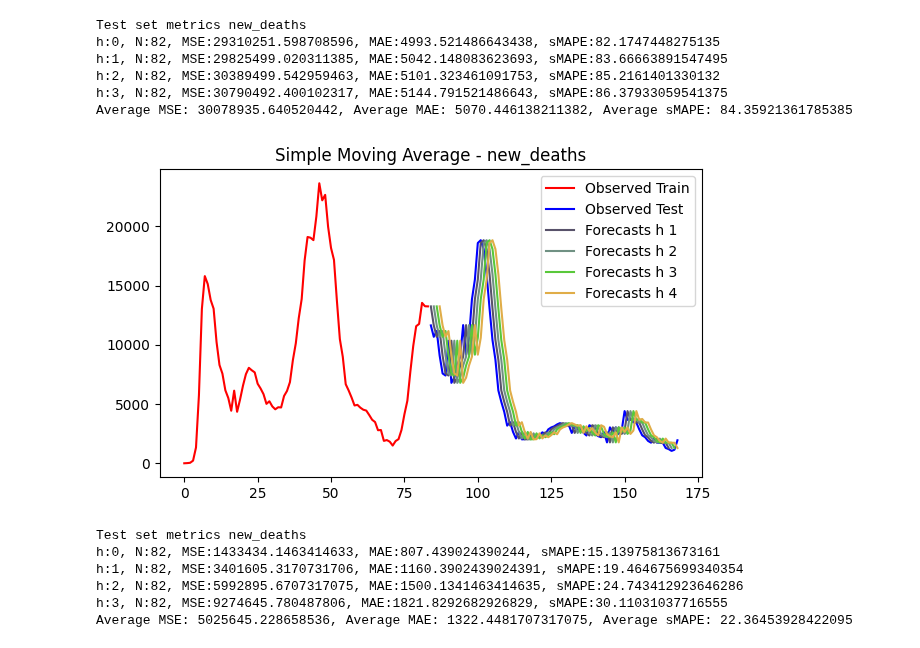
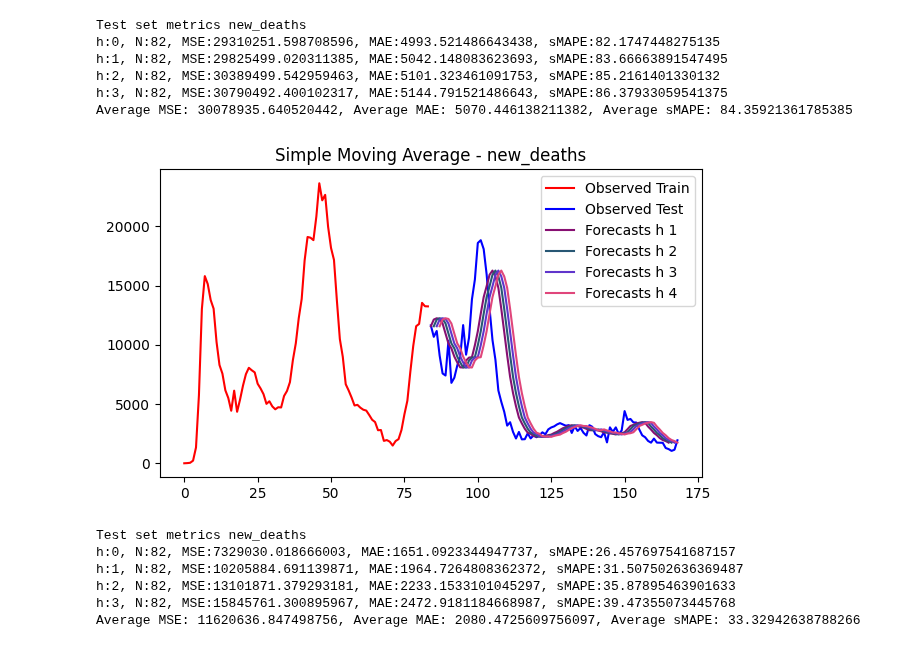
Before and after one commit to scalation/scalation_py, a Jupyter notebook: Stat Baselines.ipynb, the cells around one changed output. Cells and saved outputs as stored; diff of their text form; code cells hidden in the pictures.

```diff
--- a/Stat Baselines.ipynb
+++ b/Stat Baselines.ipynb
@@ -67,27 +67,27 @@ Average MSE: 30078935.640520442, Average MAE: 5070.446138211382, Average sMAPE:
 # %%
 MO = 'new_deaths'
 horizon = 4
-window = 1
+window = 7
 actual, forecasts = SimpleMovingAverage(file_name = 'datasets/covid/OWID_weekly.csv',
                                 training_ratio = 0.5, horizon = horizon, main_output = MO,
                                 normalization = False, window = window, model = 'Simple Moving Average')
 print("Test set metrics {}".format(MO))
 total_mse, total_mae, total_smape = 0, 0, 0
 for i in range(horizon):
     mse, mae, smape = getmetrics(np.expand_dims(actual[:,i], axis = -1), np.expand_dims(forecasts[:,i], axis = -1))
     total_mse += mse
     total_mae += mae
     total_smape += smape
     print('h:{}, N:{}, MSE:{}, MAE:{}, sMAPE:{}'.format(i, len(actual), mse, mae, smape))
 avg_mse = total_mse / horizon
 avg_mae = total_mae / horizon
 avg_smape = total_smape / horizon
 print('Average MSE: {}, Average MAE: {}, Average sMAPE: {}'.format(avg_mse, avg_mae, avg_smape))
 # %% [output]
-[figure, old version]
+[figure, new version]
 Test set metrics new_deaths
-h:0, N:82, MSE:1433434.1463414633, MAE:807.439024390244, sMAPE:15.13975813673161
-h:1, N:82, MSE:3401605.3170731706, MAE:1160.3902439024391, sMAPE:19.464675699340354
-h:2, N:82, MSE:5992895.6707317075, MAE:1500.1341463414635, sMAPE:24.743412923646286
-h:3, N:82, MSE:9274645.780487806, MAE:1821.8292682926829, sMAPE:30.11031037716555
-Average MSE: 5025645.228658536, Average MAE: 1322.4481707317075, Average sMAPE: 22.36453928422095
+h:0, N:82, MSE:7329030.018666003, MAE:1651.0923344947737, sMAPE:26.457697541687157
+h:1, N:82, MSE:10205884.691139871, MAE:1964.7264808362372, sMAPE:31.507502636369487
+h:2, N:82, MSE:13101871.379293181, MAE:2233.1533101045297, sMAPE:35.87895463901633
+h:3, N:82, MSE:15845761.300895967, MAE:2472.9181184668987, sMAPE:39.47355073445768
+Average MSE: 11620636.847498756, Average MAE: 2080.4725609756097, Average sMAPE: 33.32942638788266
```
Also changed, not shown: 10 other files.
